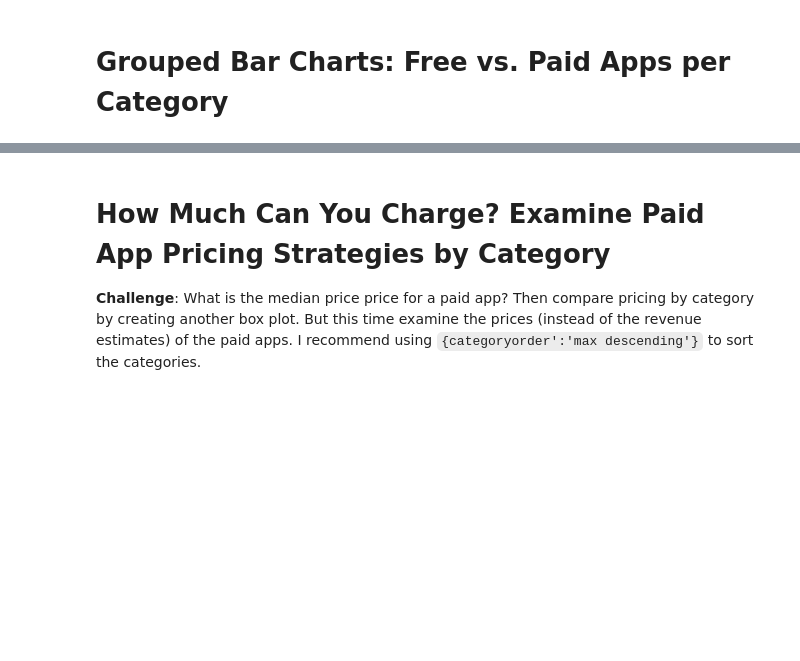
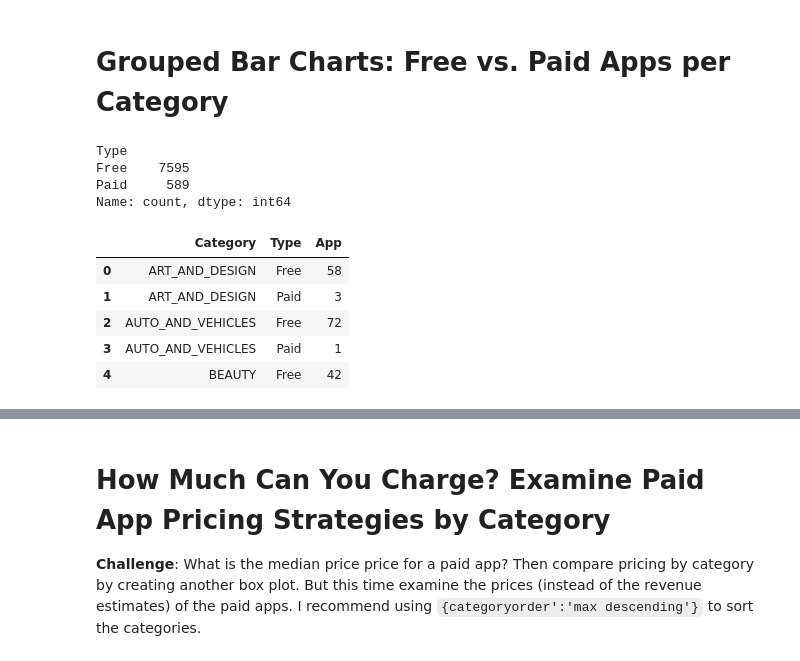
Before and after one commit to PuddiPuddi96/Python, a Jupyter notebook: 100-days-of-code/day-76/notebooks/Google Play Store App Analytics.ipynb, the cells around one changed output, grey strips where cells are left out. Saved outputs shown, nothing was run; the diff lists cells and outputs as text; code cells hidden in the pictures; blank space fills up the shorter version.

Commit message:
[DAY-76]: paid vs free with Grouped bar charts and box plots

```diff
--- a/100-days-of-code/day-76/notebooks/Google Play Store App Analytics.ipynb
+++ b/100-days-of-code/day-76/notebooks/Google Play Store App Analytics.ipynb
@@ -397,6 +397,27 @@ bar.update_layout(
 bar.show()
 # %% [markdown]
 # Grouped Bar Charts: Free vs. Paid Apps per Category
+# %%
+df_apps_clean.Type.value_counts()
+# %% [output]
+Type
+Free    7595
+Paid     589
+Name: count, dtype: int64
+# %%
+# We can group our data first by Category and then by Type.
+# Then we can add up the number of apps per each type.
+# Using as_index=False we push all the data into columns rather than end up with our Categories as the index.
+
+df_free_vs_paid = df_apps_clean.groupby(['Category', 'Type'], as_index=False).agg({'App': pd.Series.count})
+df_free_vs_paid.head()
+# %% [output]
+|  | Category | Type | App |
+| 0 | ART_AND_DESIGN | Free | 58 |
+| 1 | ART_AND_DESIGN | Paid | 3 |
+| 2 | AUTO_AND_VEHICLES | Free | 72 |
+| 3 | AUTO_AND_VEHICLES | Paid | 1 |
+| 4 | BEAUTY | Free | 42 |
 # %% [markdown]
 **Challenge**: Use the plotly express bar [chart examples](https://plotly.com/python/bar-charts/#bar-chart-with-sorted-or-ordered-categories) and the [.bar() API reference](https://plotly.com/python-api-reference/generated/plotly.express.bar.html#plotly.express.bar) to create this bar chart:
 
```
Also changed, not shown: parts of 5 cells of this notebook.
